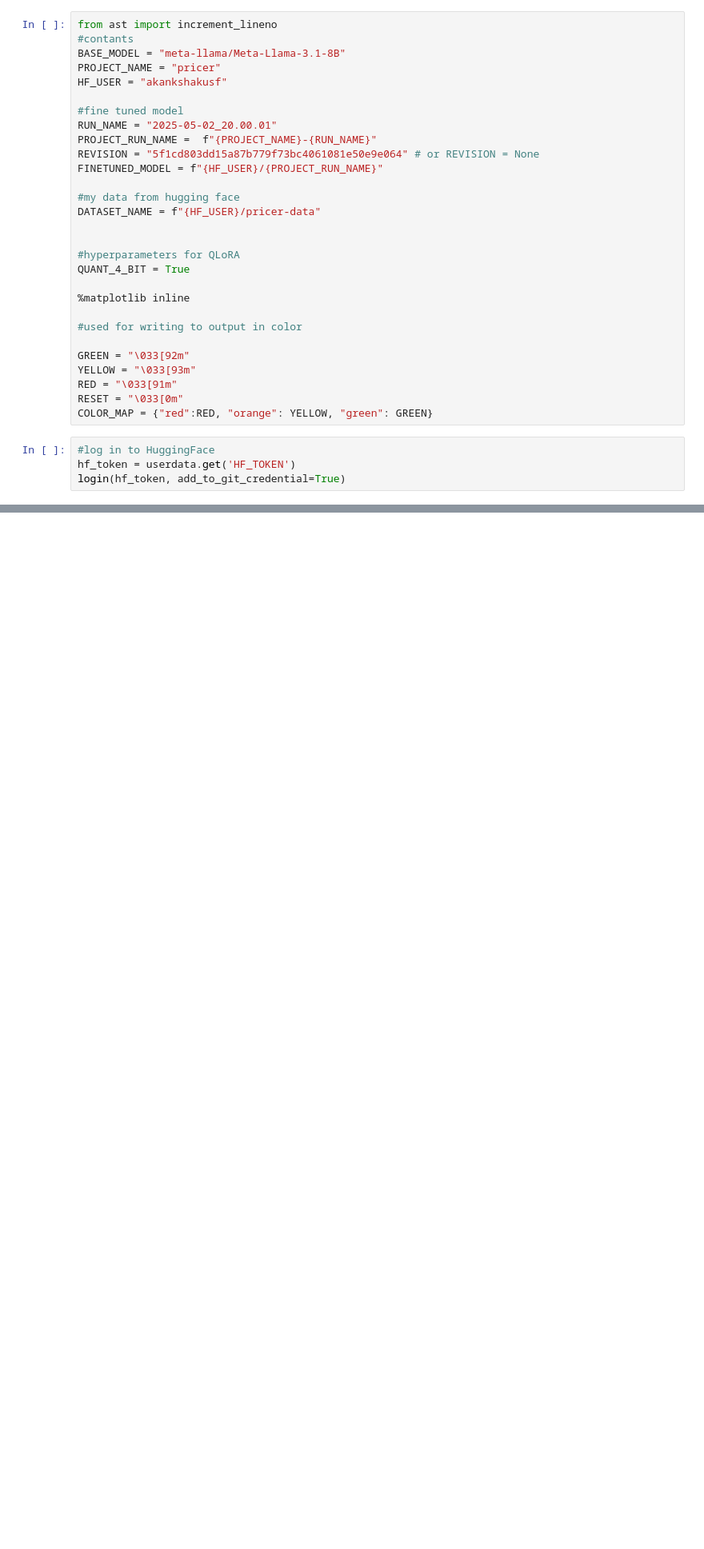
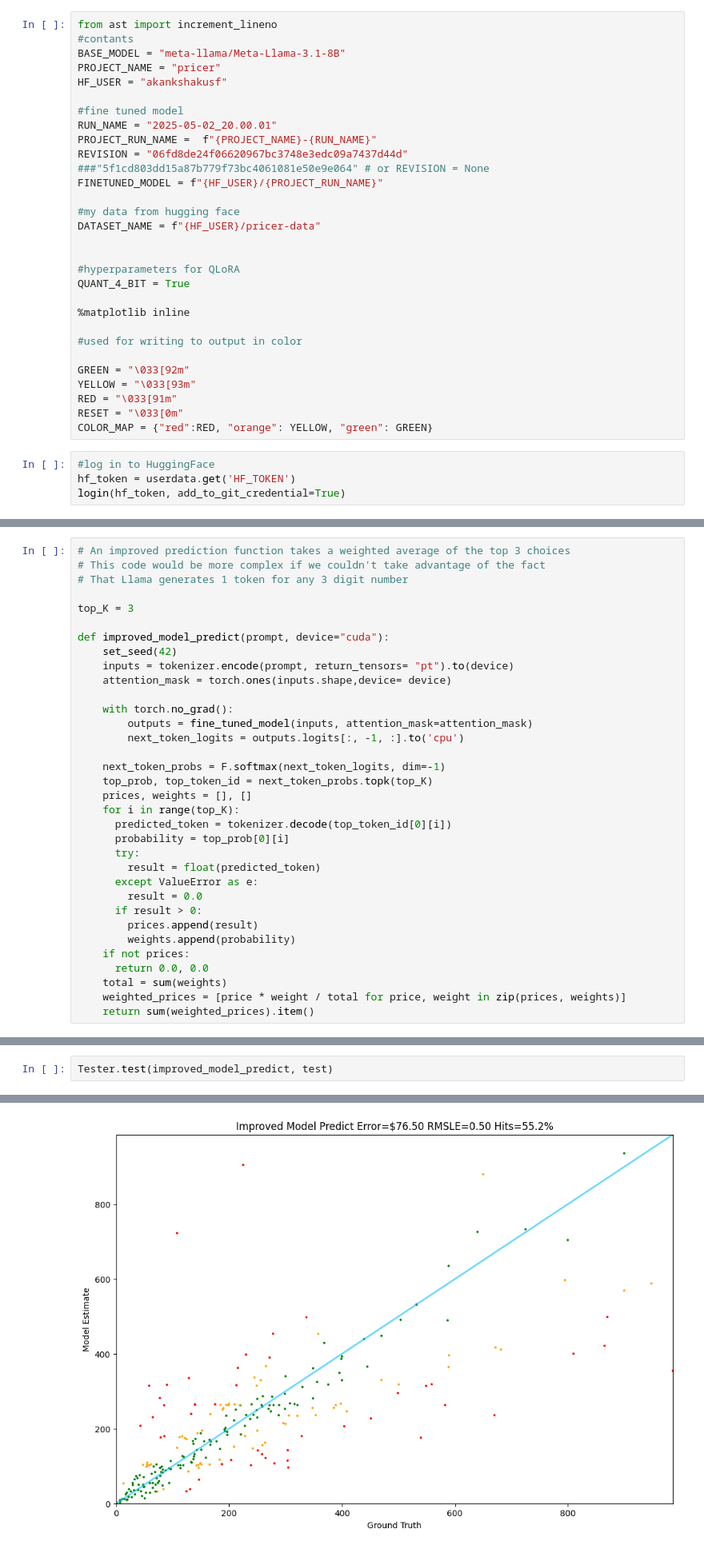
Before and after one commit to akankshakusf/Project-Fine-Tuned-LLMs-for-Product-Pricing, a Jupyter notebook: Evaluate_My_Model_Predict_Product_Prices.ipynb, the cells around one changed output, grey strips where cells are left out. Shown at 80% size. Saved outputs shown, nothing was run; the diff lists cells and outputs as text; blank space fills up the shorter version.

```diff
--- a/Evaluate_My_Model_Predict_Product_Prices.ipynb
+++ b/Evaluate_My_Model_Predict_Product_Prices.ipynb
@@ -43,7 +43,8 @@ HF_USER = "akankshakusf"
 #fine tuned model
 RUN_NAME = "2025-05-02_20.00.01"
 PROJECT_RUN_NAME =  f"{PROJECT_NAME}-{RUN_NAME}"
-REVISION = "5f1cd803dd15a87b779f73bc4061081e50e9e064" # or REVISION = None
+REVISION = "06fd8de24f06620967bc3748e3edc09a7437d44d"
+###"5f1cd803dd15a87b779f73bc4061081e50e9e064" # or REVISION = None
 FINETUNED_MODEL = f"{HF_USER}/{PROJECT_RUN_NAME}"
 
 #my data from hugging face
@@ -110,0 +174,34 @@ print(f"Memory footprint: {fine_tuned_model.get_memory_footprint() / 1e6:.1f} MB
+# %%
+# An improved prediction function takes a weighted average of the top 3 choices
+# This code would be more complex if we couldn't take advantage of the fact
+# That Llama generates 1 token for any 3 digit number
+
+top_K = 3
+
+def improved_model_predict(prompt, device="cuda"):
+    set_seed(42)
+    inputs = tokenizer.encode(prompt, return_tensors= "pt").to(device)
+    attention_mask = torch.ones(inputs.shape,device= device)
+
+    with torch.no_grad():
+        outputs = fine_tuned_model(inputs, attention_mask=attention_mask)
+        next_token_logits = outputs.logits[:, -1, :].to('cpu')
+
+    next_token_probs = F.softmax(next_token_logits, dim=-1)
+    top_prob, top_token_id = next_token_probs.topk(top_K)
+    prices, weights = [], []
+    for i in range(top_K):
+      predicted_token = tokenizer.decode(top_token_id[0][i])
+      probability = top_prob[0][i]
+      try:
+        result = float(predicted_token)
+      except ValueError as e:
+        result = 0.0
+      if result > 0:
+        prices.append(result)
+        weights.append(probability)
+    if not prices:
+      return 0.0, 0.0
+    total = sum(weights)
+    weighted_prices = [price * weight / total for price, weight in zip(prices, weights)]
+    return sum(weighted_prices).item()
@@ -110,0 +283,3 @@ print(f"Memory footprint: {fine_tuned_model.get_memory_footprint() / 1e6:.1f} MB
+# %%
+Tester.test(improved_model_predict, test)
+# %% [output]
@@ -110,0 +303 @@ print(f"Memory footprint: {fine_tuned_model.get_memory_footprint() / 1e6:.1f} MB
+[figure, added]
```
Also changed, not shown: parts of 9 cells of this notebook.
